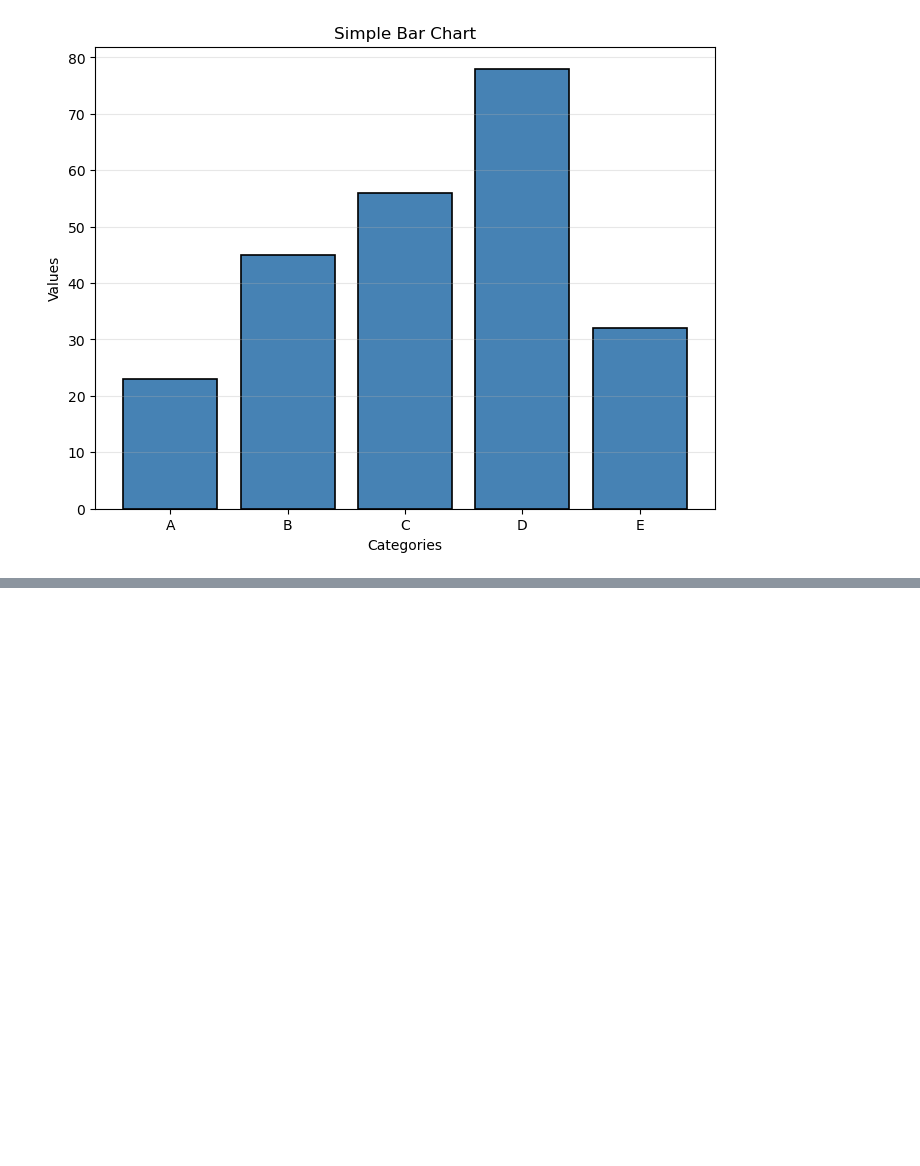
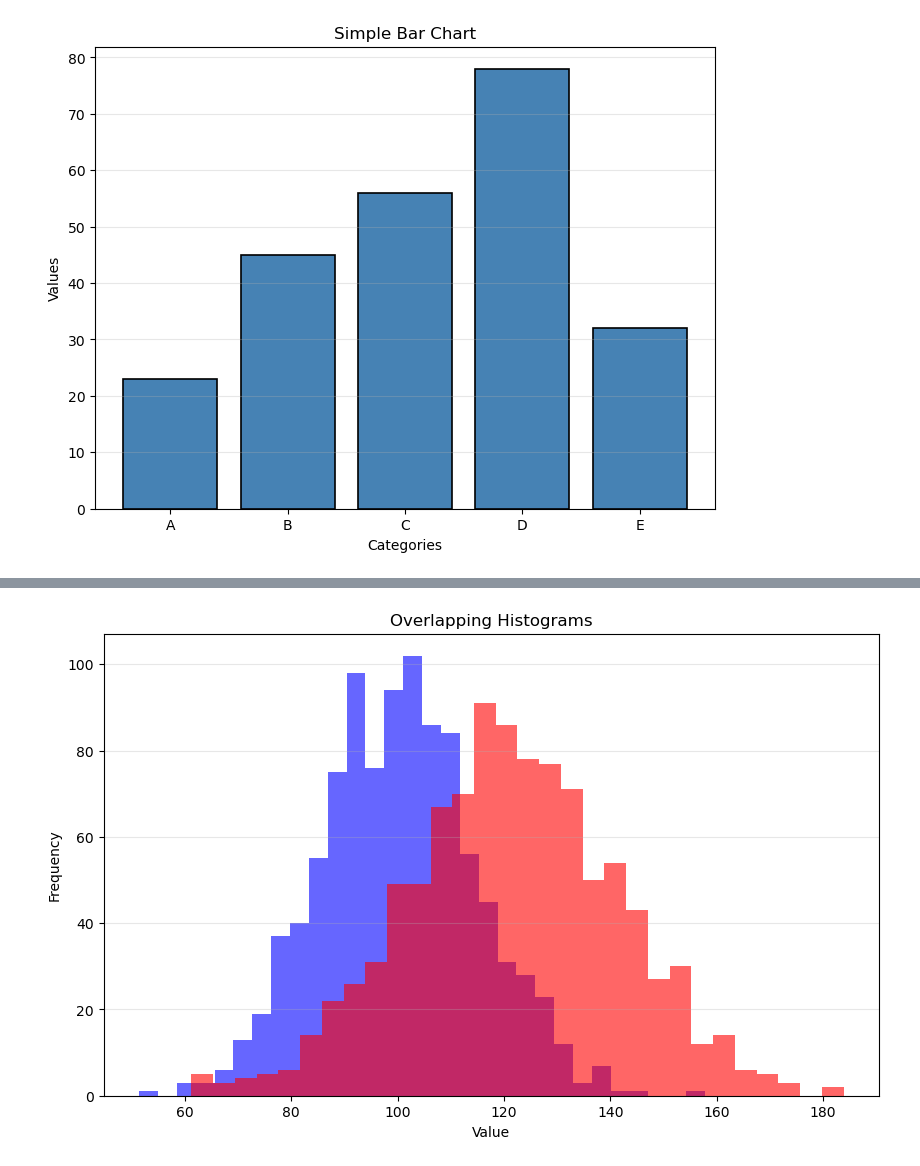
Before and after one commit to BoostanAlireza/Matplotlib-Practice, a Jupyter notebook: 2.ipynb, the cells around one changed output, grey strips where cells are left out. Saved outputs shown, nothing was run; the diff lists cells and outputs as text; code cells hidden in the pictures; blank space fills up the shorter version.

```diff
--- a/2.ipynb
+++ b/2.ipynb
@@ -319,0 +371,16 @@ plt.show()
+# %%
+np.random.seed(42)
+data1 = np.random.normal(100, 15, 1000)
+data2 = np.random.normal(120, 20, 1000)
+
+plt.figure(figsize=(10, 6))
+plt.hist(data1, bins=30, color="blue", alpha=0.6, label="Dataset 1")
+plt.hist(data2, bins=30, color="red", alpha=0.6, label="Dataset 2")
+
+plt.xlabel('Value')
+plt.ylabel('Frequency')
+plt.title("Overlapping Histograms")
+plt.grid(True, alpha=0.3, axis="y")
+plt.show()
+# %% [output]
+[figure, added]
```
Also changed, not shown: parts of 4 cells of this notebook.
